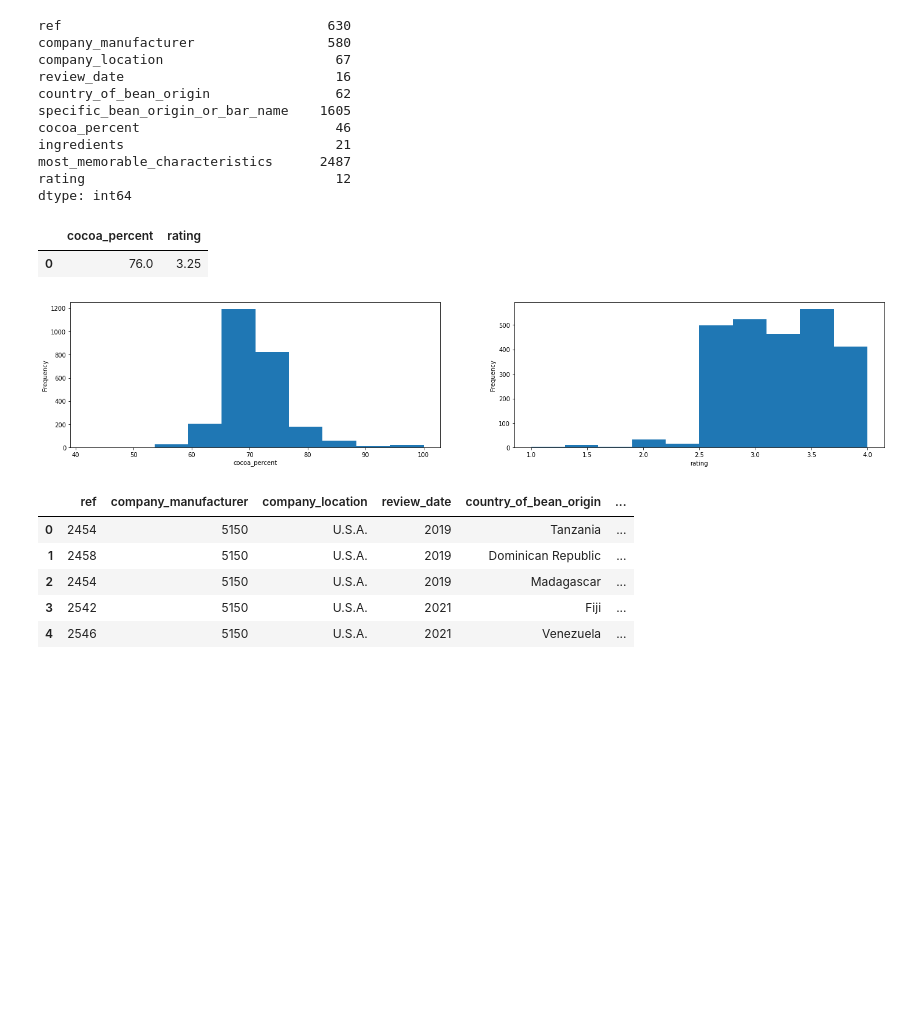
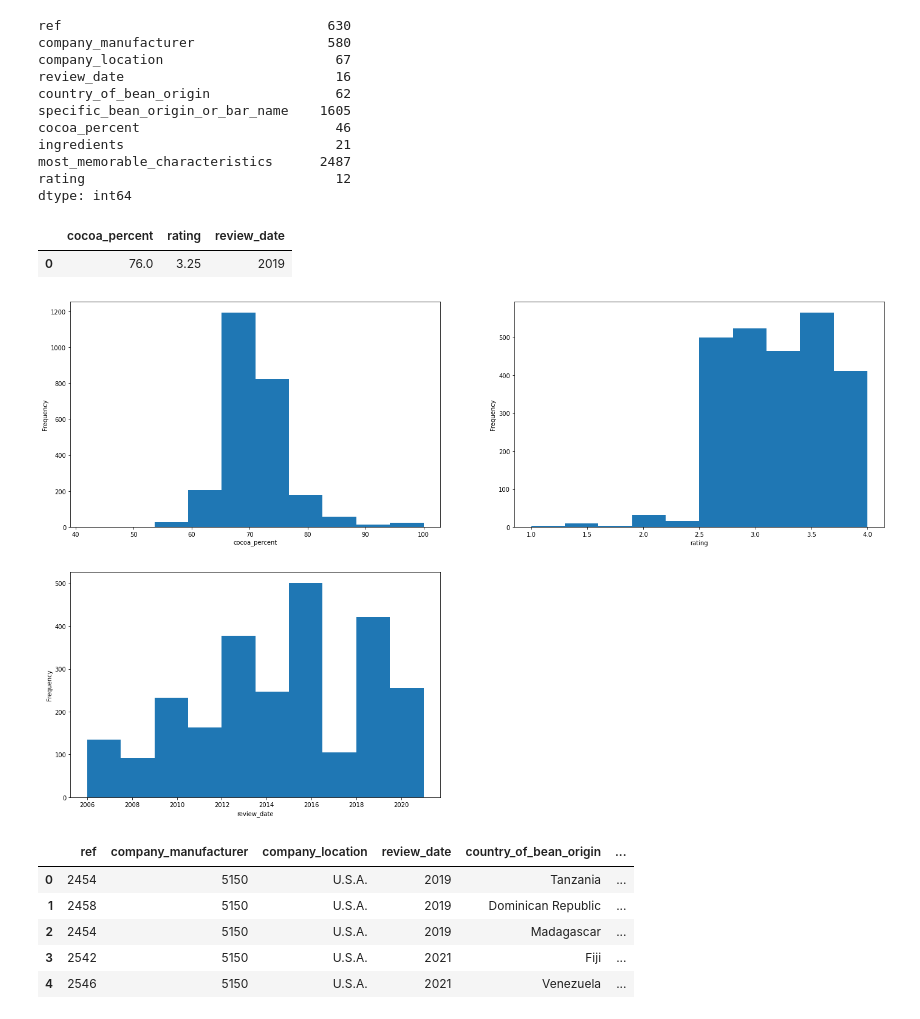
Before and after one commit to flyin01/tidy_tuesday, a Jupyter notebook: ml_pipeline.ipynb, the cells around one changed output. Cells and saved outputs as stored; diff of their text form; code cells hidden in the pictures; blank space fills up the shorter version.

```diff
--- a/ml_pipeline.ipynb
+++ b/ml_pipeline.ipynb
@@ -107,22 +116,22 @@ most_memorable_characteristics      2487
 rating                                12
 dtype: int64
 # %%
-df_num = df[['cocoa_percent','rating']]
+df_num = df[['cocoa_percent','rating','review_date']]
 df_num.head(1)
 # %% [output]
-|  | cocoa_percent | rating |
-| 0 | 76.0 | 3.25 |
+|  | cocoa_percent | rating | review_date |
+| 0 | 76.0 | 3.25 | 2019 |
 # %%
 fig = plt.figure(figsize=(24,15))
 i = 0
 
 for column in df_num:
-  sub = fig.add_subplot(3,2, i + 1)
+  sub = fig.add_subplot(2,2, i + 1)
   sub.set_xlabel(column)
   df[column].plot(kind = 'hist')
-  i =+ 1
+  i += 1
 # %% [output]
-[figure, old version]
+[figure, new version]
 # %%
 # create binary label of rating
 df['label'] = np.where(df['rating'] > 3, True, False)
```
Also changed, not shown: parts of 21 cells of this notebook.
